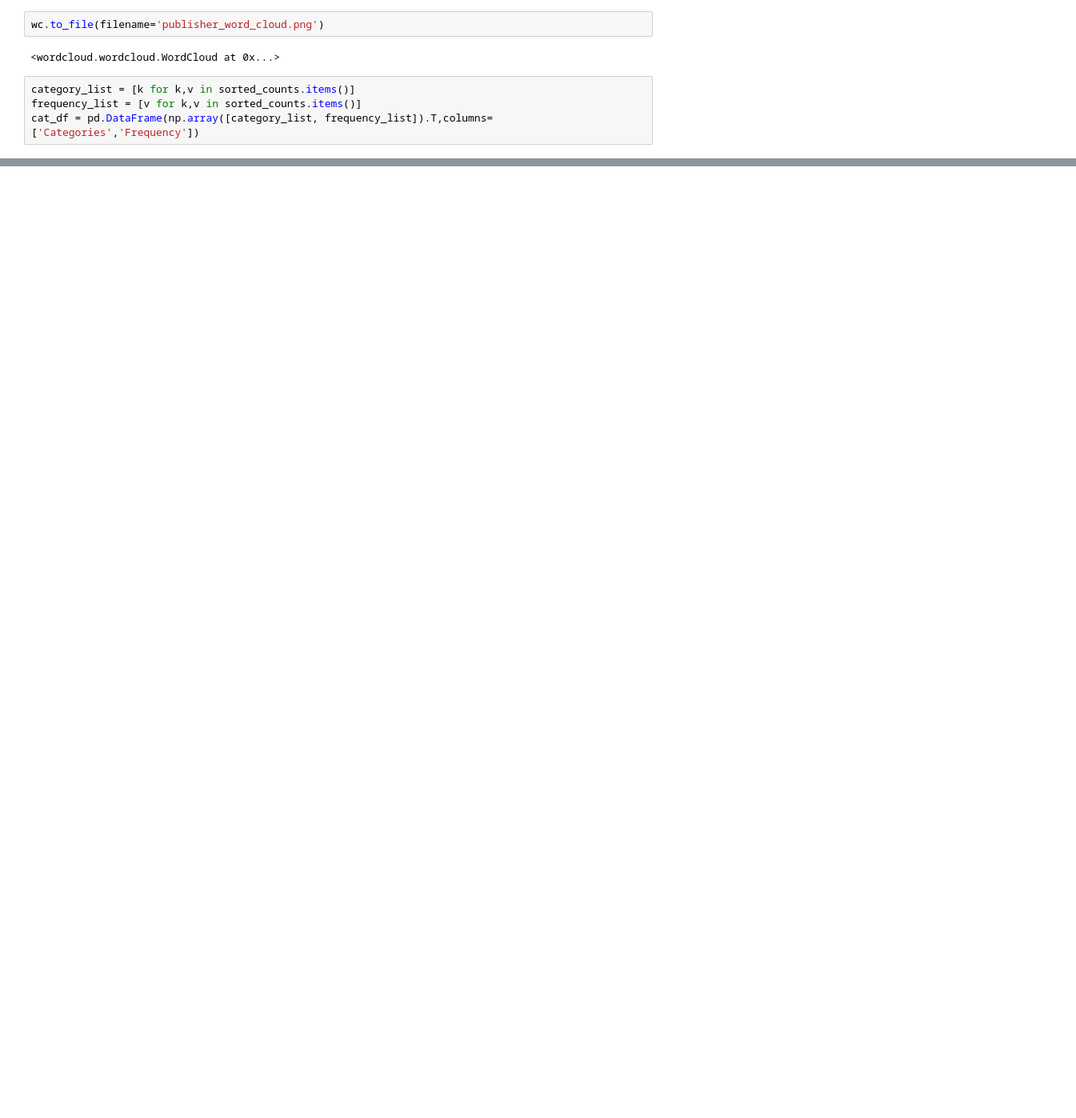
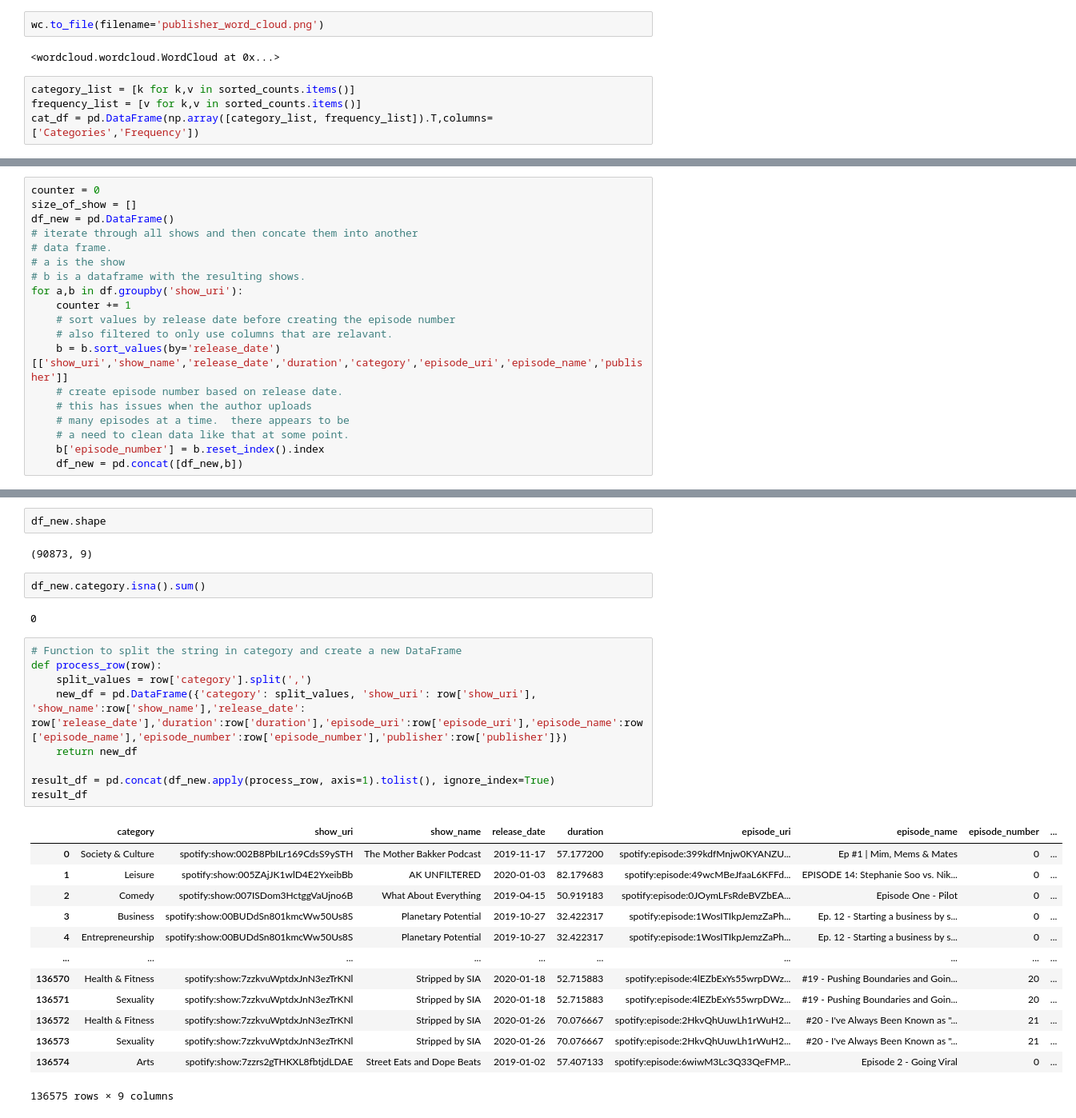
Before and after one commit to scaperothian/spotify-podcast-viz, a Jupyter notebook: notebooks/SpotifyPodcasts_Publisher.ipynb, the cells around one changed output, grey strips where cells are left out. Shown at 80% size. Saved outputs shown, nothing was run; the diff lists cells and outputs as text; blank space fills up the shorter version.

```diff
--- a/notebooks/SpotifyPodcasts_Publisher.ipynb
+++ b/notebooks/SpotifyPodcasts_Publisher.ipynb
@@ -316,0 +380,19 @@ bar_chart3
+# %%
+counter = 0
+size_of_show = []
+df_new = pd.DataFrame()
+# iterate through all shows and then concate them into another
+# data frame.
+# a is the show
+# b is a dataframe with the resulting shows.
+for a,b in df.groupby('show_uri'):
+    counter += 1
+    # sort values by release date before creating the episode number
+    # also filtered to only use columns that are relavant.
+    b = b.sort_values(by='release_date')[['show_uri','show_name','release_date','duration','category','episode_uri','episode_name','publisher']]
+    # create episode number based on release date.
+    # this has issues when the author uploads
+    # many episodes at a time.  there appears to be
+    # a need to clean data like that at some point.
+    b['episode_number'] = b.reset_index().index
+    df_new = pd.concat([df_new,b])
@@ -316,0 +405,31 @@ bar_chart3
+# %%
+df_new.shape
+# %% [output]
+(90873, 9)
+# %%
+df_new.category.isna().sum()
+# %% [output]
+0
+# %%
+# Function to split the string in category and create a new DataFrame
+def process_row(row):
+    split_values = row['category'].split(',')
+    new_df = pd.DataFrame({'category': split_values, 'show_uri': row['show_uri'], 'show_name':row['show_name'],'release_date': row['release_date'],'duration':row['duration'],'episode_uri':row['episode_uri'],'episode_name':row['episode_name'],'episode_number':row['episode_number'],'publisher':row['publisher']})
+    return new_df
+
+result_df = pd.concat(df_new.apply(process_row, axis=1).tolist(), ignore_index=True)
+result_df
+# %% [output]
+|  | category | show_uri | show_name | release_date | duration | episode_uri | episode_name | episode_number | ... |
+| 0 | Society & Culture | spotify:show:002B8PbILr169CdsS9ySTH | The Mother Bakker Podcast | 2019-11-17 | 57.177200 | spotify:episode:399kdfMnjw0KYANZU... | Ep #1 | Mim, Mems & Mates | 0 | ... |
+| 1 | Leisure | spotify:show:005ZAjJK1wlD4E2YxeibBb | AK UNFILTERED | 2020-01-03 | 82.179683 | spotify:episode:49wcMBeJfaaL6KFFd... | EPISODE 14: Stephanie Soo vs. Nik... | 0 | ... |
+| 2 | Comedy | spotify:show:007ISDom3HctggVaUjno6B | What About Everything | 2019-04-15 | 50.919183 | spotify:episode:0JOymLFsRdeBVZbEA... | Episode One - Pilot | 0 | ... |
+| 3 | Business | spotify:show:00BUDdSn801kmcWw50Us8S | Planetary Potential | 2019-10-27 | 32.422317 | spotify:episode:1WosITIkpJemzZaPh... | Ep. 12 - Starting a business by s... | 0 | ... |
+| 4 | Entrepreneurship | spotify:show:00BUDdSn801kmcWw50Us8S | Planetary Potential | 2019-10-27 | 32.422317 | spotify:episode:1WosITIkpJemzZaPh... | Ep. 12 - Starting a business by s... | 0 | ... |
+| ... | ... | ... | ... | ... | ... | ... | ... | ... | ... |
+| 136570 | Health & Fitness | spotify:show:7zzkvuWptdxJnN3ezTrKNl | Stripped by SIA | 2020-01-18 | 52.715883 | spotify:episode:4lEZbExYs55wrpDWz... | #19 - Pushing Boundaries and Goin... | 20 | ... |
+| 136571 | Sexuality | spotify:show:7zzkvuWptdxJnN3ezTrKNl | Stripped by SIA | 2020-01-18 | 52.715883 | spotify:episode:4lEZbExYs55wrpDWz... | #19 - Pushing Boundaries and Goin... | 20 | ... |
+| 136572 | Health & Fitness | spotify:show:7zzkvuWptdxJnN3ezTrKNl | Stripped by SIA | 2020-01-26 | 70.076667 | spotify:episode:2HkvQhUuwLh1rWuH2... | #20 - I've Always Been Known as "... | 21 | ... |
+| 136573 | Sexuality | spotify:show:7zzkvuWptdxJnN3ezTrKNl | Stripped by SIA | 2020-01-26 | 70.076667 | spotify:episode:2HkvQhUuwLh1rWuH2... | #20 - I've Always Been Known as "... | 21 | ... |
+| 136574 | Arts | spotify:show:7zzrs2gTHKXL8fbtjdLDAE | Street Eats and Dope Beats | 2019-01-02 | 57.407133 | spotify:episode:6wiwM3Lc3Q33QeFMP... | Episode 2 - Going Viral | 0 | ... |
+136575 rows × 9 columns
```
Also changed, not shown: parts of 28 cells of this notebook, 14 other files.
